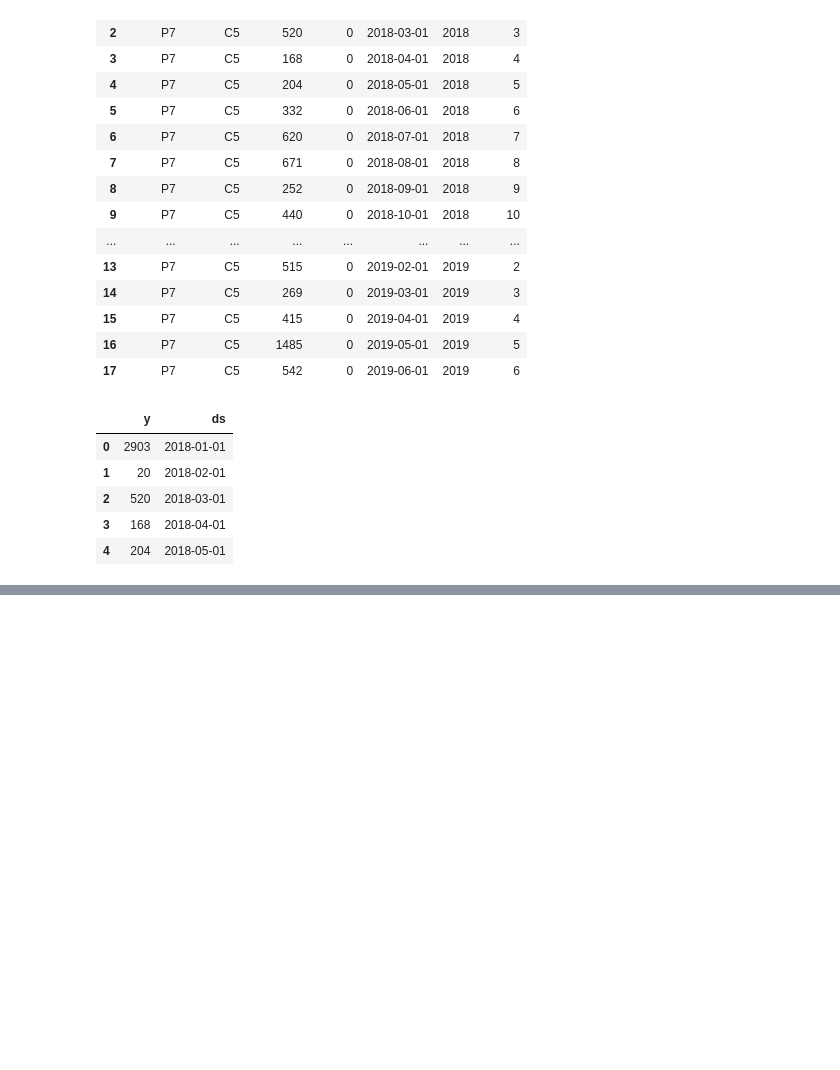
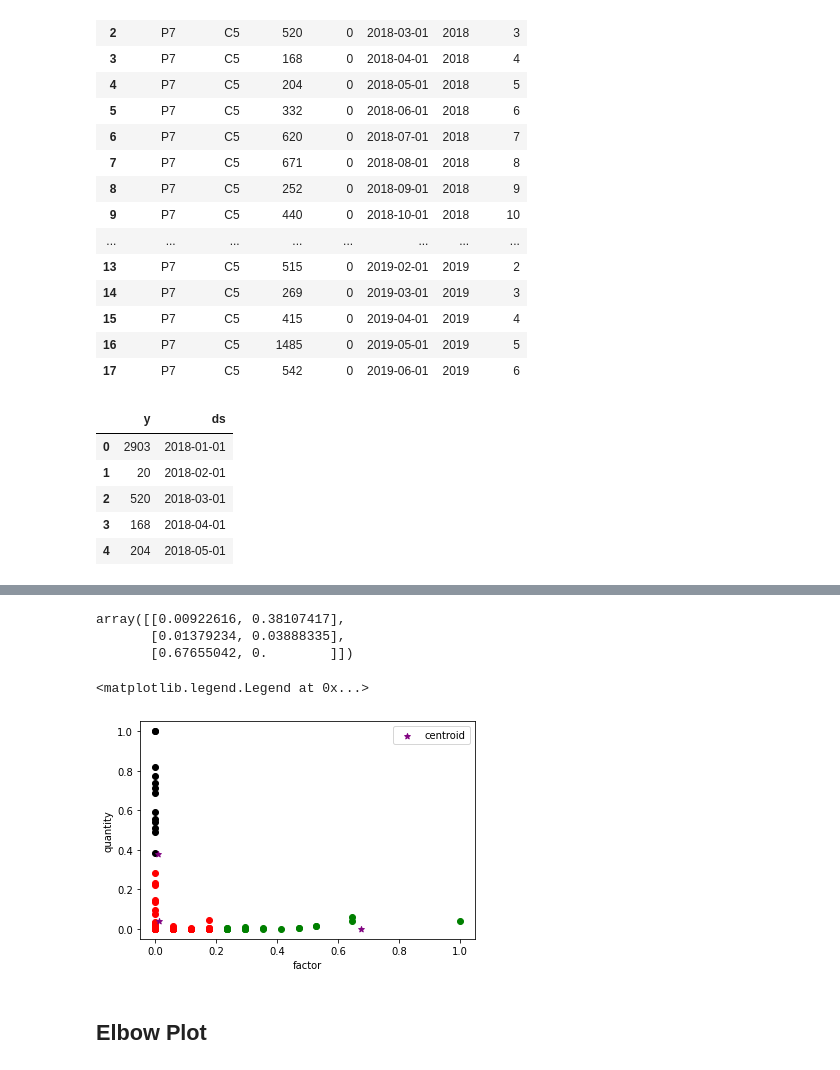
Before and after one commit to sha863/Forecast-Data-Analysis, a Jupyter notebook: Forecast_data_analysis.ipynb, the cells around one changed output, grey strips where cells are left out. Saved outputs shown, nothing was run; the diff lists cells and outputs as text; code cells hidden in the pictures; blank space fills up the shorter version.

```diff
--- a/Forecast_data_analysis.ipynb
+++ b/Forecast_data_analysis.ipynb
@@ -545,0 +615,4 @@ plot1 = m.plot(forecast)
+# %%
+km = KMeans(n_clusters=3)
+y_predicted = km.fit_predict(data[['Quantity','Factor']])
+y_predicted
@@ -545,0 +628,3 @@ plot1 = m.plot(forecast)
+# %%
+data['cluster']=y_predicted
+data.head()
@@ -545,0 +638,22 @@ plot1 = m.plot(forecast)
+# %%
+km.cluster_centers_
+# %% [output]
+array([[0.00922616, 0.38107417],
+       [0.01379234, 0.03888335],
+       [0.67655042, 0.        ]])
+# %%
+data1 = data[data.cluster==0]
+data2 = data[data.cluster==1]
+data3 = data[data.cluster==2]
+plt.scatter(data1.Factor,data1.Quantity,color='green')
+plt.scatter(data2.Factor,data2.Quantity,color='red')
+plt.scatter(data3.Factor,data3.Quantity,color='black')
+plt.scatter(km.cluster_centers_[:,0],km.cluster_centers_[:,1],color='purple',marker='*',label='centroid')
+plt.xlabel('factor')
+plt.ylabel('quantity')
+plt.legend()
+# %% [output]
+<matplotlib.legend.Legend at 0x...>
+[figure, added]
+# %% [markdown]
+## Elbow Plot
```
Also changed, not shown: parts of 24 cells of this notebook.
